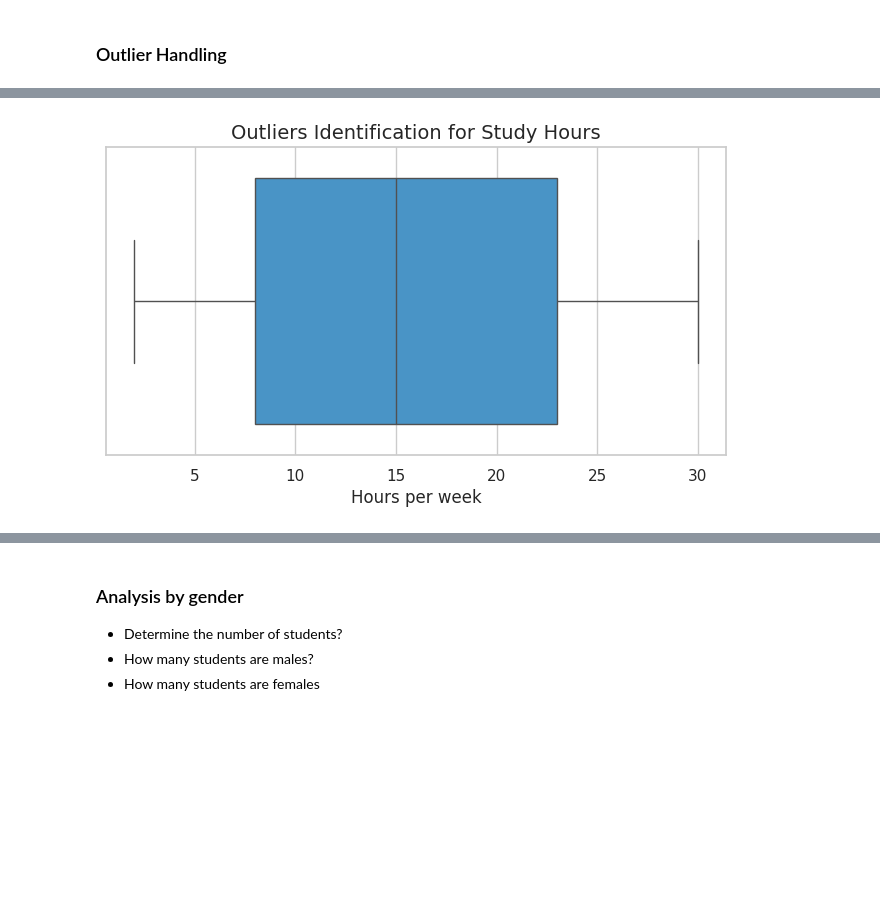
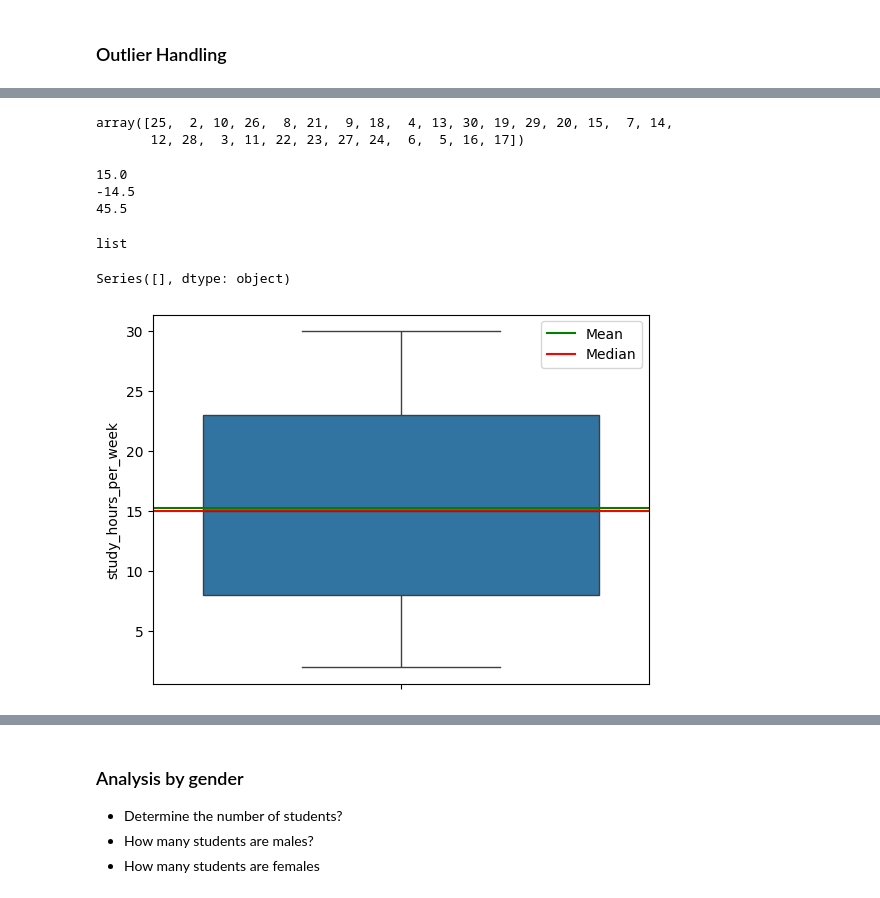
Before and after one commit to raymakoko/Student_Performance_Analyzer, a Jupyter notebook: notebooks/cleaningdata.ipynb, the cells around one changed output, grey strips where cells are left out. Cells and saved outputs as stored; diff of their text form; code cells hidden in the pictures; blank space fills up the shorter version.

```diff
--- a/notebooks/cleaningdata.ipynb
+++ b/notebooks/cleaningdata.ipynb
@@ -126,13 +130,32 @@ df.head(10)
+# %%
+df['study_hours_per_week'].unique()
+# %% [output]
+array([25,  2, 10, 26,  8, 21,  9, 18,  4, 13, 30, 19, 29, 20, 15,  7, 14,
+       12, 28,  3, 11, 22, 23, 27, 24,  6,  5, 16, 17])
 # %%
 ## TRIMMING METHOD
 # Calculate Quartiles and IQR
-Q1 = df['study_hours_per_week'].quantile(0.25)
-Q3 = df['study_hours_per_week'].quantile(0.75)
+Q1 = np.quantile(df["study_hours_per_week"],0.25)
+Q3 = np.quantile(df['study_hours_per_week'],0.75)
 IQR = Q3 - Q1
+print(IQR)
 
 # define boundaries
 lower_bound = Q1 - 1.5 * IQR
 upper_bound = Q3 + 1.5 * IQR
+print(lower_bound)
+print(upper_bound)
+
 
 #filter out the outliers
-df_cleaned = df[(df['study_hours_per_week'] >= lower_bound) & (df['study_hours_per_week'] <= upper_bound)]
+#df_cleaned = df[(df['study_hours_per_week'] >= lower_bound) & (df['study_hours_per_week'] <= upper_bound)]
+# %% [output]
+15.0
+-14.5
+45.5
+# %%
+# identify outliers in the data
+outliers = [x for x in df['study_hours_per_week'] if x<lower_bound  or x>upper_bound]
+type(outliers)
+# %% [output]
+list
@@ -139,3 +164,21 @@ df_cleaned = df[(df['study_hours_per_week'] >= lower_bound) & (df['study_hours_p
+# %%
+outliers.sort_values()
+print(outliers)
+# %% [output]
+Series([], dtype: object)
+# %%
+
+
+#lets plot a boxplot to visualize outliers
+sns.boxplot(y=df['study_hours_per_week'])
+mean_study_hours_per_week=df['study_hours_per_week'].mean()
+median_study_hours_per_week=df['study_hours_per_week'].median()
+plt.axhline(mean_study_hours_per_week,color="green", label="Mean")
+plt.axhline(median_study_hours_per_week,color="red", label="Median")
+plt.legend()
+plt.show()
+# %% [output]
+[figure, added]
 # %%
 # The capping method
 
@@ -146,10 +188,0 @@ df['study_hours_per_week'] = np.where(df['study_hours_per_week'] > upper_bound,
-# %%
-sns.set_theme(style="whitegrid")
-plt.figure(figsize=(8,4))
-sns.boxplot(x=df['study_hours_per_week'], color='#3498db')
-
-plt.title('Outliers Identification for Study Hours', fontsize=14)
-plt.xlabel('Hours per week', fontsize=12)
-plt.show()
-# %% [output]
-[figure, removed]
```
Also changed, not shown: parts of 20 cells of this notebook.
